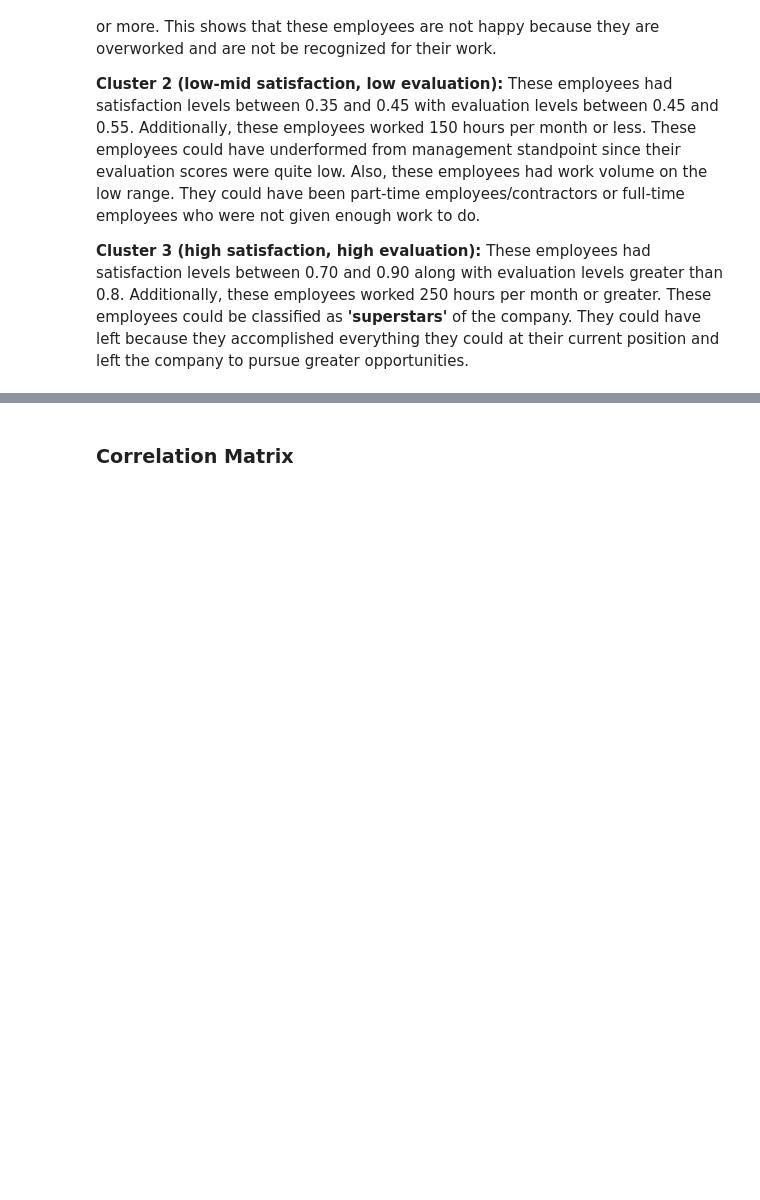
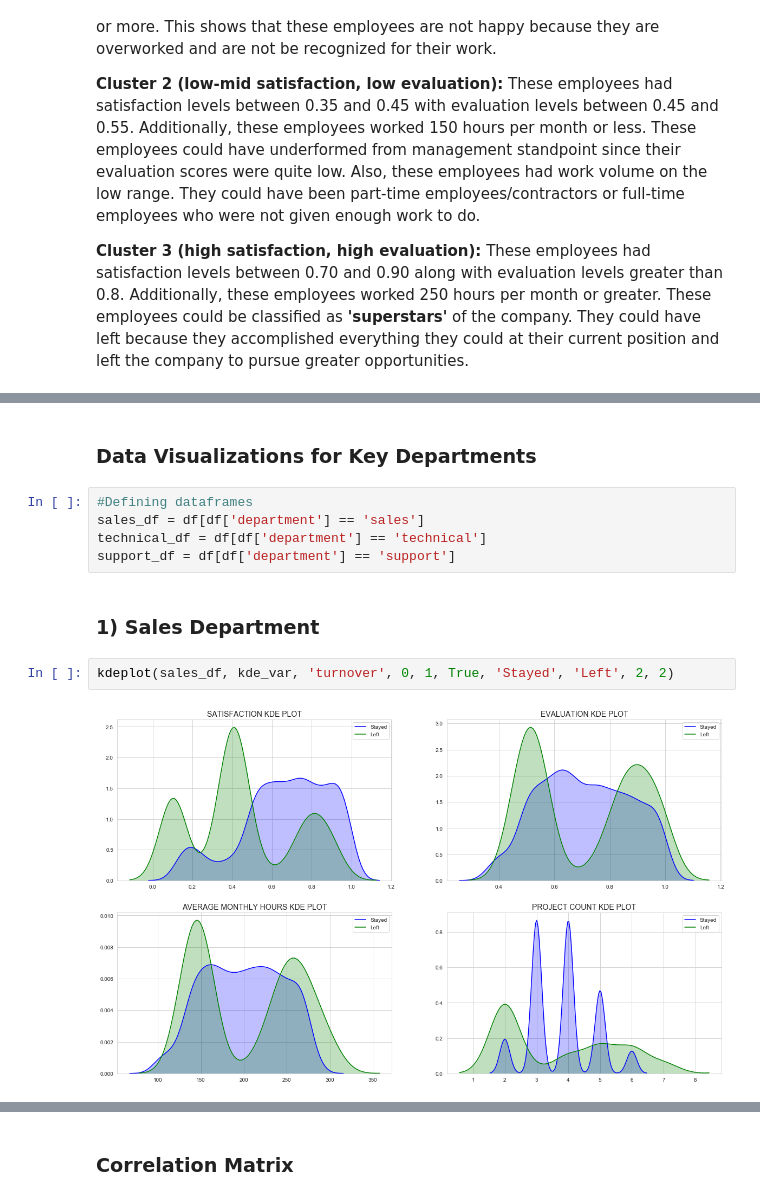
Before and after one commit to uclajsam/Predicting_Employee_Churn, a Jupyter notebook: HR_Analytics.ipynb, the cells around one changed output, grey strips where cells are left out. Drawn from its saved outputs; the diff is of its cells as text; blank space fills up the shorter version.

```diff
--- a/HR_Analytics.ipynb
+++ b/HR_Analytics.ipynb
@@ -195,0 +243,13 @@ From these plots, there are three distinct clusters:
+# %% [markdown]
+### Data Visualizations for Key Departments
+# %%
+#Defining dataframes
+sales_df = df[df['department'] == 'sales']
+technical_df = df[df['department'] == 'technical']
+support_df = df[df['department'] == 'support']
+# %% [markdown]
+### 1) Sales Department
+# %%
+kdeplot(sales_df, kde_var, 'turnover', 0, 1, True, 'Stayed', 'Left', 2, 2)
+# %% [output]
+[figure, added]
```
Also changed, not shown: parts of 53 cells of this notebook.
